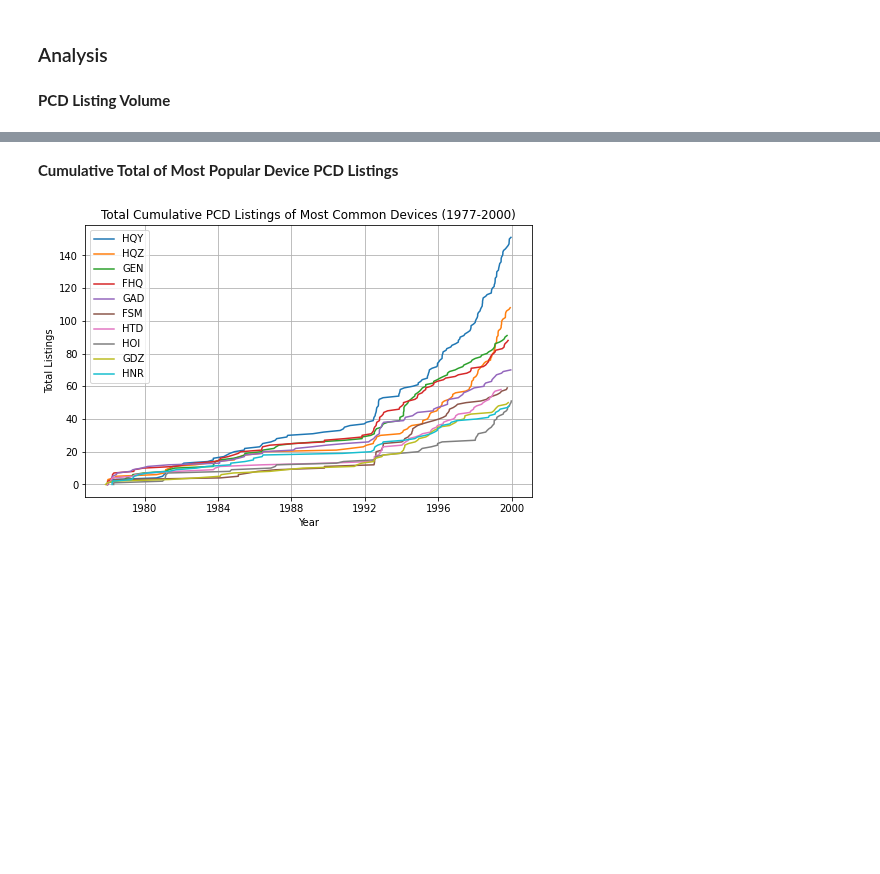
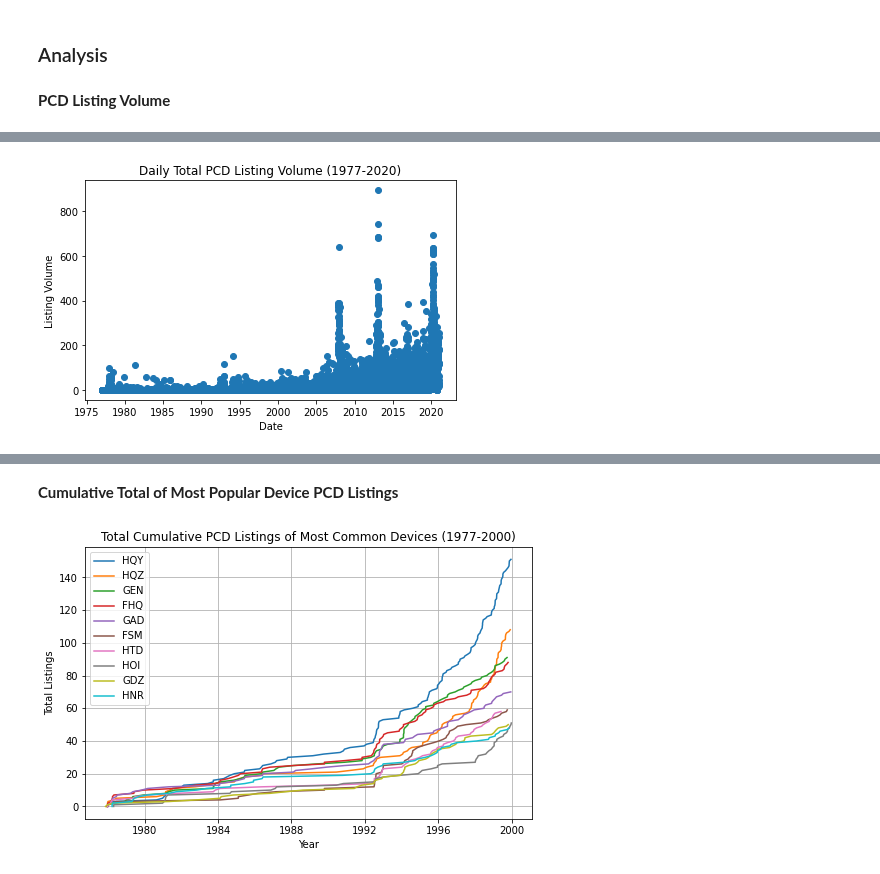
Before and after one commit to BriceB-20/Medical-Device-Project, a Jupyter notebook: Industry_Analysis.ipynb, the cells around one changed output, grey strips where cells are left out. Drawn from its saved outputs; the diff is of its cells as text; code cells hidden in the pictures; blank space fills up the shorter version.

```diff
--- a/Industry_Analysis.ipynb
+++ b/Industry_Analysis.ipynb
@@ -205 +211,6 @@ def pcd_activity_plot(pcd_df, title):
+# %%
+filt = full_pcd["CREATED_DATE"] < "2021-01-01"
+pcd_activity_resampling_plot(full_pcd[filt], "D", "Daily Total PCD Listing Volume (1977-2020)")
+# %% [output]
+[figure, added]
 # %%
```
Also changed, not shown: parts of 20 cells of this notebook.
